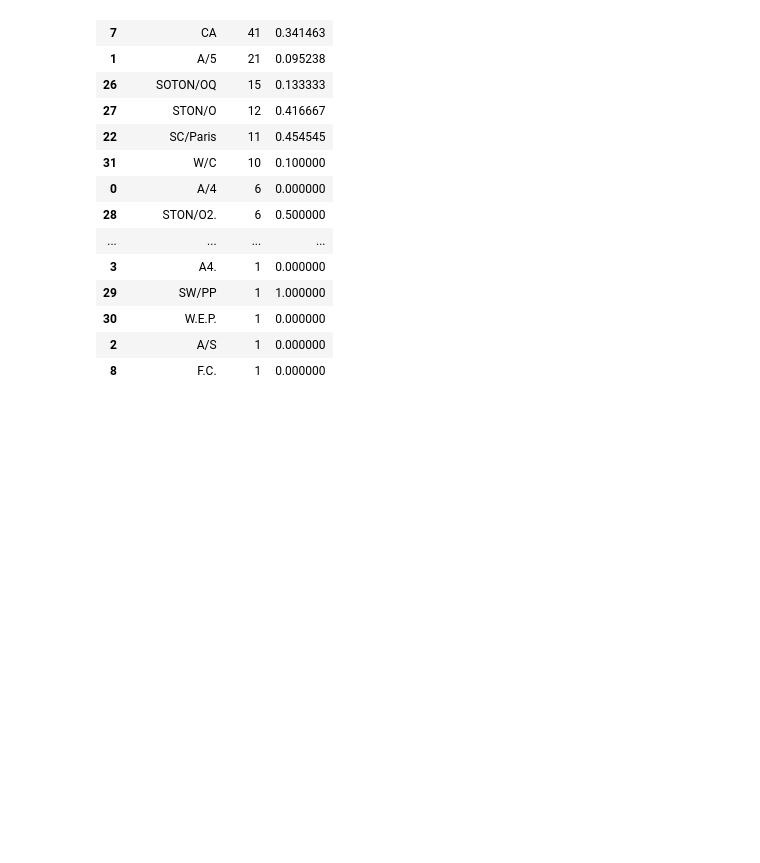
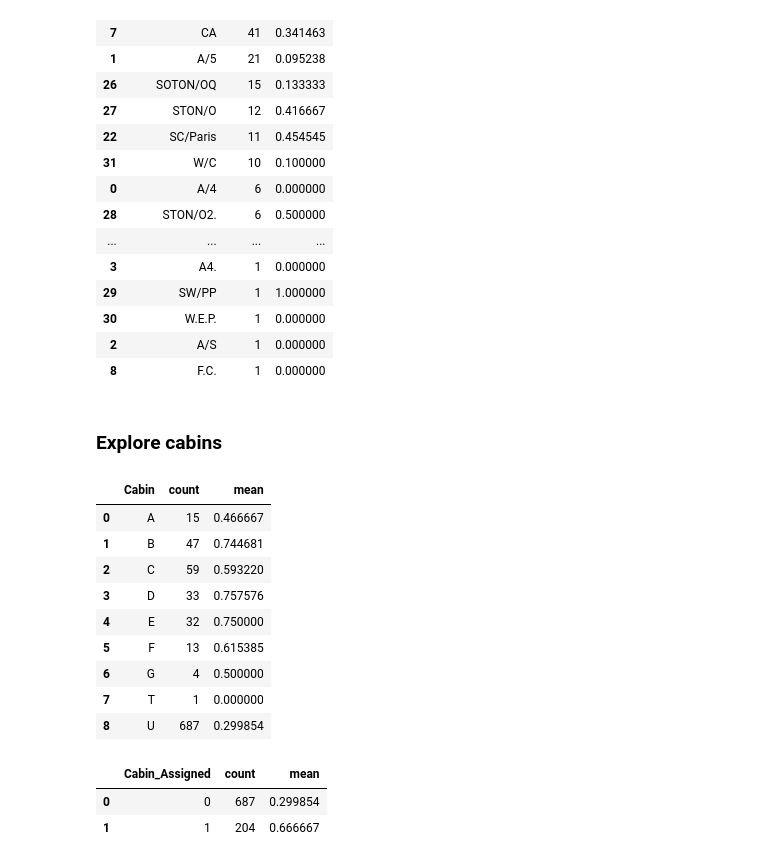
Before and after one commit to jonidaniel/data-science-and-machine-learning, a Jupyter notebook: kaggle/competitions/titanic-machine-learning-from-disaster/titanic.ipynb, the cells around one changed output. Drawn from its saved outputs; the diff is of its cells as text; code cells hidden in the pictures; blank space fills up the shorter version.

Commit message:
Explore cabins

```diff
--- a/kaggle/competitions/titanic-machine-learning-from-disaster/titanic.ipynb
+++ b/kaggle/competitions/titanic-machine-learning-from-disaster/titanic.ipynb
@@ -871,3 +871,30 @@ train_df.groupby(['Ticket_Location'], as_index=False)['Survived'].agg(['count',
 | 30 | W.E.P. | 1 | 0.000000 |
 | 2 | A/S | 1 | 0.000000 |
 | 8 | F.C. | 1 | 0.000000 |
+# %% [markdown]
+### Explore cabins
+# %%
+# Replace null values with 'U' (unknown)
+train_df['Cabin'] = train_df['Cabin'].fillna('U')
+# Extract the leading letters (A, B, C, D, E, F, G, and T) from the cabin numbers
+# Loop through each value in 'Cabin' column
+# If an element isn't null, take the first character of the cabin string (i[0])
+# If an element is null, replace it with 'x'
+train_df['Cabin'] = pd.Series([i[0] if not pd.isnull(i) else 'x' for i in train_df['Cabin']]) # Pandas Series is like a column in a table (so a one-dimensional array)
+
+test_df['Cabin'] = test_df['Cabin'].fillna('U')
+test_df['Cabin'] = pd.Series([i[0] if not pd.isnull(i) else 'x' for i in test_df['Cabin']])
+# %%
+train_df.groupby(['Cabin'], as_index=False)['Survived'].agg(['count', 'mean'])
+# Also cabin categories had an effect on survival probability
+# %% [output]
+|  | Cabin | count | mean |
+| 0 | A | 15 | 0.466667 |
+| 1 | B | 47 | 0.744681 |
+| 2 | C | 59 | 0.593220 |
+| 3 | D | 33 | 0.757576 |
+| 4 | E | 32 | 0.750000 |
+| 5 | F | 13 | 0.615385 |
+| 6 | G | 4 | 0.500000 |
+| 7 | T | 1 | 0.000000 |
+| 8 | U | 687 | 0.299854 |
@@ -873,0 +906,7 @@ train_df.groupby(['Ticket_Location'], as_index=False)['Survived'].agg(['count',
+# %%
+train_df.groupby(['Cabin_Assigned'], as_index=False)['Survived'].agg(['count', 'mean'])
+# It was much more likely for people to survive if they had a cabin, compared to people without cabins
+# %% [output]
+|  | Cabin_Assigned | count | mean |
+| 0 | 0 | 687 | 0.299854 |
+| 1 | 1 | 204 | 0.666667 |
```
Also changed, not shown: parts of 2 cells of this notebook.
